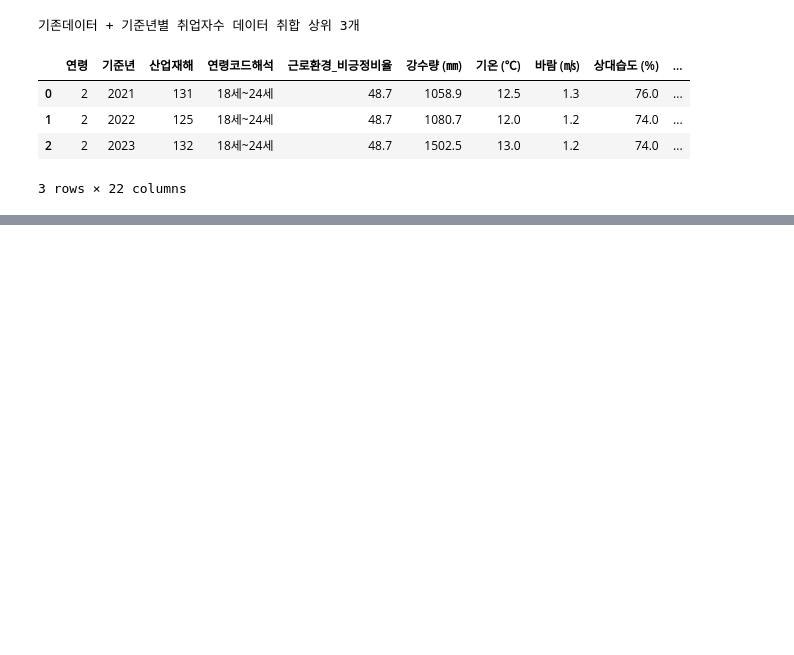
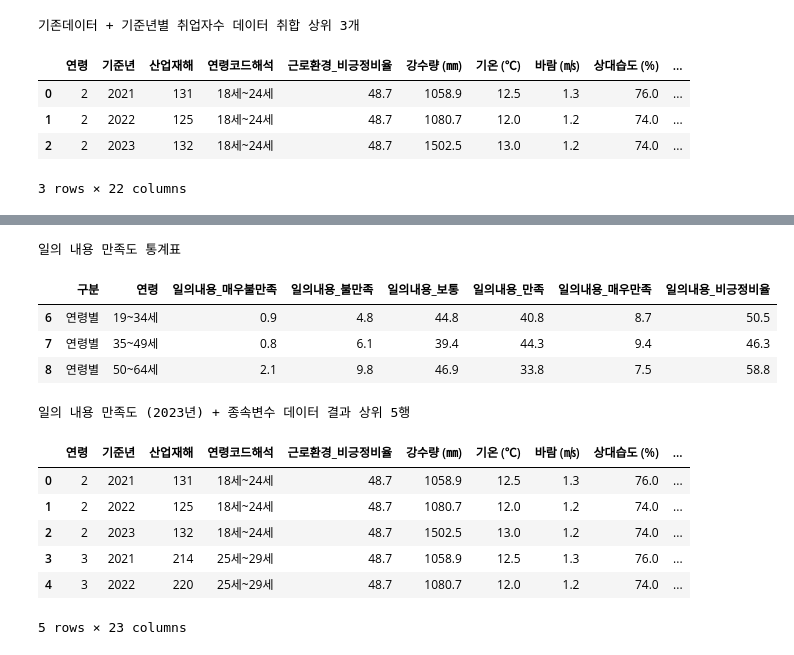
Before and after one commit to starpilpython/cheonan_data_contest, a Jupyter notebook: 분석보고서.ipynb, the cells around one changed output, grey strips where cells are left out. Cells and saved outputs as stored; diff of their text form; code cells hidden in the pictures; blank space fills up the shorter version.

```diff
--- a/분석보고서.ipynb
+++ b/분석보고서.ipynb
@@ -429,0 +395,41 @@ cheonan_oa_df_final
+# %%
+# 데이터 로드
+work_satisfaction = pd.read_csv(r'1. 기초자료\입력변수\천안시_일의_내용_만족도_2023.csv')
+work_satisfaction = work_satisfaction[work_satisfaction['특성별(1)'] =='연령별'].copy()
+
+# 컬럼 정리
+work_satisfaction.columns = ['구분','연령','일의내용_매우불만족','일의내용_불만족','일의내용_보통','일의내용_만족','일의내용_매우만족']
+
+# 컬럼 숫자형식으로 통일
+work_satisfaction[['일의내용_매우불만족','일의내용_불만족','일의내용_보통','일의내용_만족','일의내용_매우만족']] = \
+    work_satisfaction[['일의내용_매우불만족','일의내용_불만족','일의내용_보통','일의내용_만족','일의내용_매우만족']].astype('float')
+
+# 비긍정비율 합산
+work_satisfaction['일의내용_비긍정비율'] = work_satisfaction['일의내용_매우불만족'] + work_satisfaction['일의내용_불만족']  + work_satisfaction['일의내용_보통']
+
+print('일의 내용 만족도 통계표')
+display(work_satisfaction)
+print()
+
+# 기존 종속변수와 비긍정데이터 결합
+cheonan_oa_df_final['일의내용_비긍정비율'] = cheonan_oa_df_final.apply(
+    lambda x: work_satisfaction[work_satisfaction['연령']=='19~34세']['일의내용_비긍정비율'].values[0] if x['연령'] <=4
+    else work_satisfaction[work_satisfaction['연령']=='35~49세']['일의내용_비긍정비율'].values[0] if x['연령'] <=7
+    else work_satisfaction[work_satisfaction['연령']=='50~64세']['일의내용_비긍정비율'].values[0],axis=1 ,)
+
+print('일의 내용 만족도 (2023년) + 종속변수 데이터 결과 상위 5행')
+display(cheonan_oa_df_final.head())
+# %% [output]
+일의 내용 만족도 통계표
+|  | 구분 | 연령 | 일의내용_매우불만족 | 일의내용_불만족 | 일의내용_보통 | 일의내용_만족 | 일의내용_매우만족 | 일의내용_비긍정비율 |
+| 6 | 연령별 | 19~34세 | 0.9 | 4.8 | 44.8 | 40.8 | 8.7 | 50.5 |
+| 7 | 연령별 | 35~49세 | 0.8 | 6.1 | 39.4 | 44.3 | 9.4 | 46.3 |
+| 8 | 연령별 | 50~64세 | 2.1 | 9.8 | 46.9 | 33.8 | 7.5 | 58.8 |
+일의 내용 만족도 (2023년) + 종속변수 데이터 결과 상위 5행
+|  | 연령 | 기준년 | 산업재해 | 연령코드해석 | 근로환경_비긍정비율 | 강수량 (㎜) | 기온 (℃) | 바람 (㎧) | 상대습도 (%) | ... |
+| 0 | 2 | 2021 | 131 | 18세~24세 | 48.7 | 1058.9 | 12.5 | 1.3 | 76.0 | ... |
+| 1 | 2 | 2022 | 125 | 18세~24세 | 48.7 | 1080.7 | 12.0 | 1.2 | 74.0 | ... |
+| 2 | 2 | 2023 | 132 | 18세~24세 | 48.7 | 1502.5 | 13.0 | 1.2 | 74.0 | ... |
+| 3 | 3 | 2021 | 214 | 25세~29세 | 48.7 | 1058.9 | 12.5 | 1.3 | 76.0 | ... |
+| 4 | 3 | 2022 | 220 | 25세~29세 | 48.7 | 1080.7 | 12.0 | 1.2 | 74.0 | ... |
+5 rows × 23 columns
```
Also changed, not shown: parts of 16 cells of this notebook.
